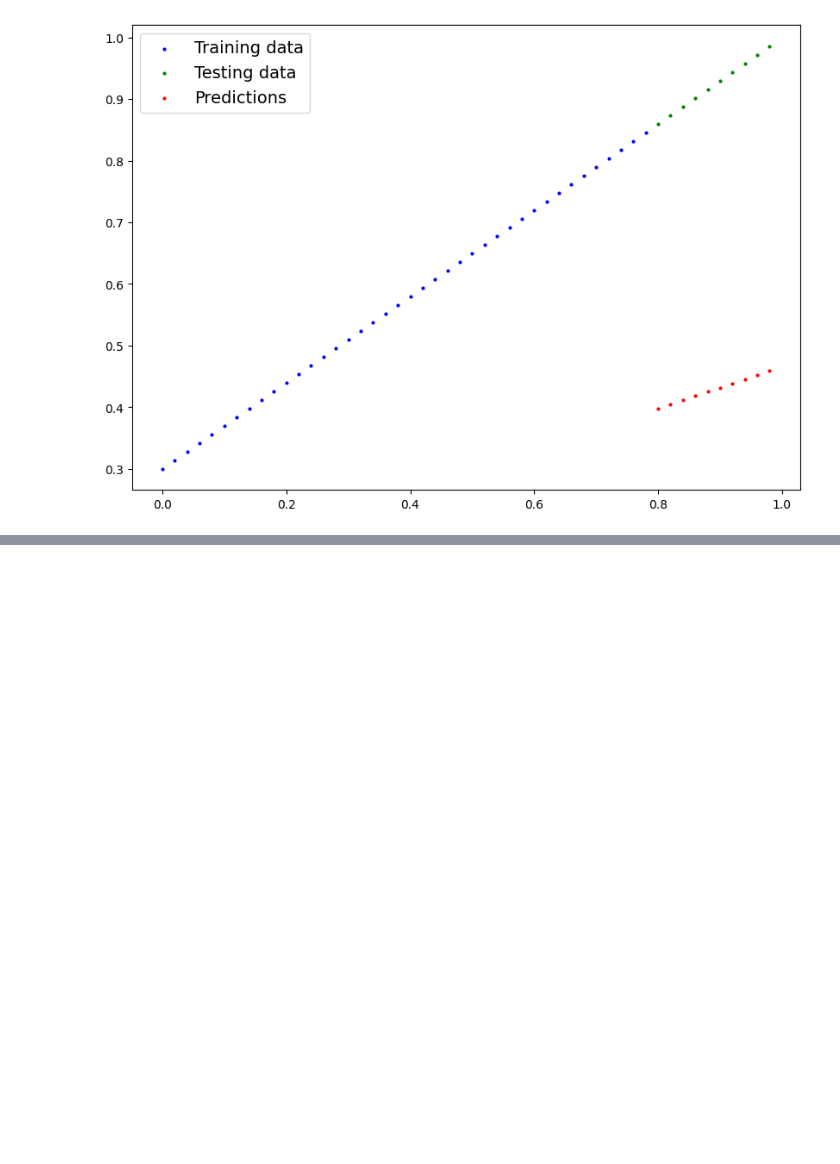
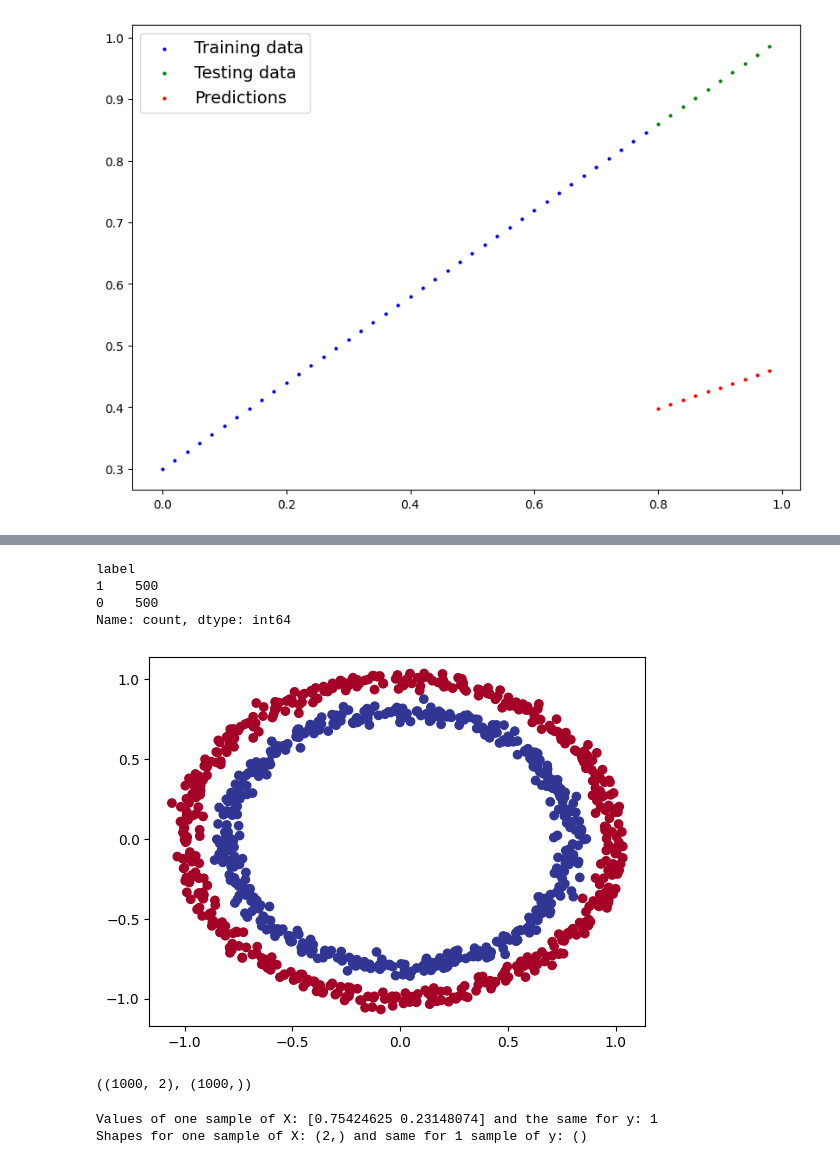
Before and after one commit to Spinachboul/pytorch-tutorial, a Jupyter notebook: chapter2.ipynb, the cells around one changed output, grey strips where cells are left out. Saved outputs shown, nothing was run; the diff lists cells and outputs as text; code cells hidden in the pictures; blank space fills up the shorter version.

```diff
--- a/chapter2.ipynb
+++ b/chapter2.ipynb
@@ -288,0 +298,9 @@ plot_predictions(predictions=y_preds.cpu())
+# %%
+# let us begin by making some data
+from sklearn.datasets import make_circles
+
+# make samples
+n_samples = 1000
+
+# create circles
+X, y = make_circles(n_samples, noise=0.03, random_state= 42)
@@ -288,0 +338,32 @@ plot_predictions(predictions=y_preds.cpu())
+# %%
+# check different labels
+circles.label.value_counts()
+# %% [output]
+label
+1    500
+0    500
+Name: count, dtype: int64
+# %%
+# Visualize with a plot
+import matplotlib.pyplot as plt
+plt.scatter(x=X[:, 0],
+            y=X[:, 1],
+            c=y,
+            cmap=plt.cm.RdYlBu);
+# %% [output]
+[figure, added]
+# %%
+# checking the shape of X and y
+X.shape, y.shape
+# %% [output]
+((1000, 2), (1000,))
+# %%
+# view the first examples of features and labels
+X_sample =  X[0]
+y_sample = y[0]
+
+print(f"Values of one sample of X: {X_sample} and the same for y: {y_sample}")
+print(f"Shapes for one sample of X: {X_sample.shape} and same for 1 sample of y: {y_sample.shape}")
+# %% [output]
+Values of one sample of X: [0.75424625 0.23148074] and the same for y: 1
+Shapes for one sample of X: (2,) and same for 1 sample of y: ()
```
Also changed, not shown: parts of 10 cells of this notebook.
